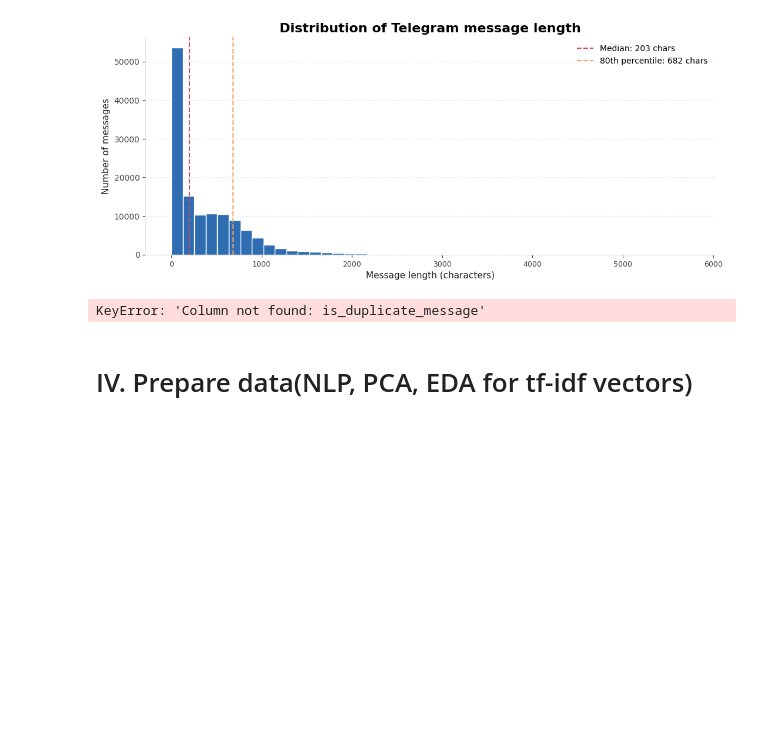
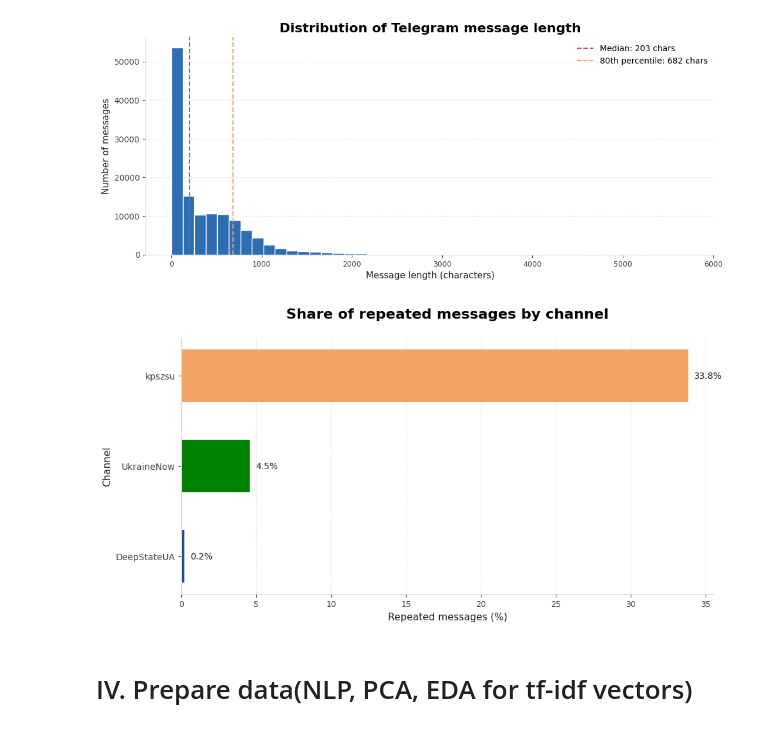
Before and after one commit to khorunzhaviktoriia/war-events-predictor-saas, a Jupyter notebook: forecasting/eda_nlp_preparation.ipynb, the cells around one changed output. Drawn from its saved outputs; the diff is of its cells as text; code cells hidden in the pictures; blank space fills up the shorter version.

```diff
--- a/forecasting/eda_nlp_preparation.ipynb
+++ b/forecasting/eda_nlp_preparation.ipynb
@@ -1597,40 +1599,40 @@ plt.show()
 [figure]
 # %%
 dup_share = (
-    df_tg_plot.groupby("channel")["is_duplicate_message"]
+    df_tg_plot.groupby("channel")["is_duplicate_within_channel"]
     .mean()
     .mul(100)
     .sort_values()
 )
 
 fig, ax = plt.subplots(figsize=(10, 5.2))
 
 bars = ax.barh(
     dup_share.index,
     dup_share.values,
     color=[CHANNEL_COLORS[ch] for ch in dup_share.index],
     height=0.58
 )
 
 for bar, value in zip(bars, dup_share.values):
     ax.text(
         value + 0.4,
         bar.get_y() + bar.get_height() / 2,
         f"{value:.1f}%",
         va="center",
         fontsize=10,
         color="#222222"
     )
 
 ax.set_title("Share of repeated messages by channel", pad=22)
 ax.set_xlabel("Repeated messages (%)")
 ax.set_ylabel("Channel")
 
 style_ax(ax, "x")
 plt.tight_layout()
 plt.show()
 # %% [output]
-KeyError: 'Column not found: is_duplicate_message'
+[figure, added]
 # %% [markdown]
 # IV. Prepare data(NLP, PCA, EDA for tf-idf vectors)
 # %% [markdown]
```
Also changed, not shown: parts of 36 cells of this notebook.
